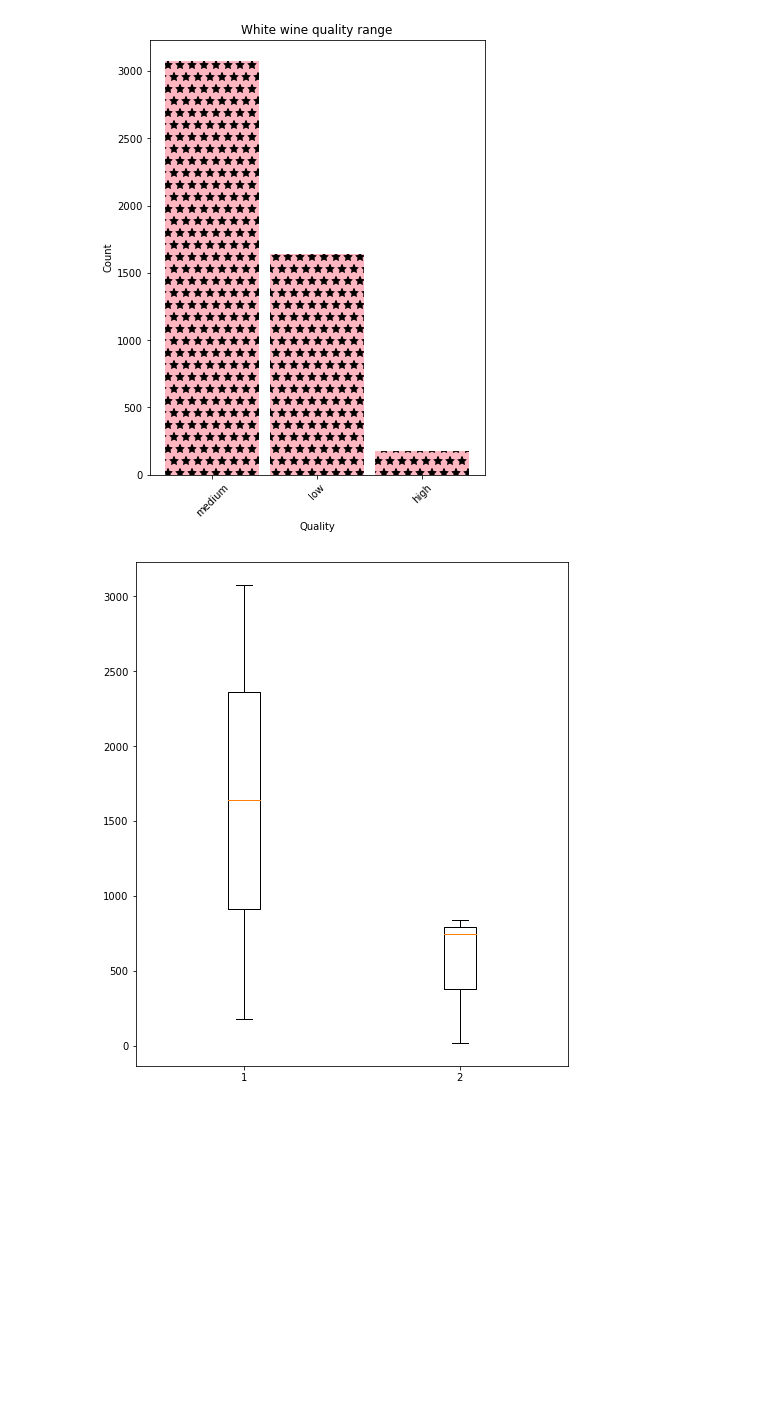
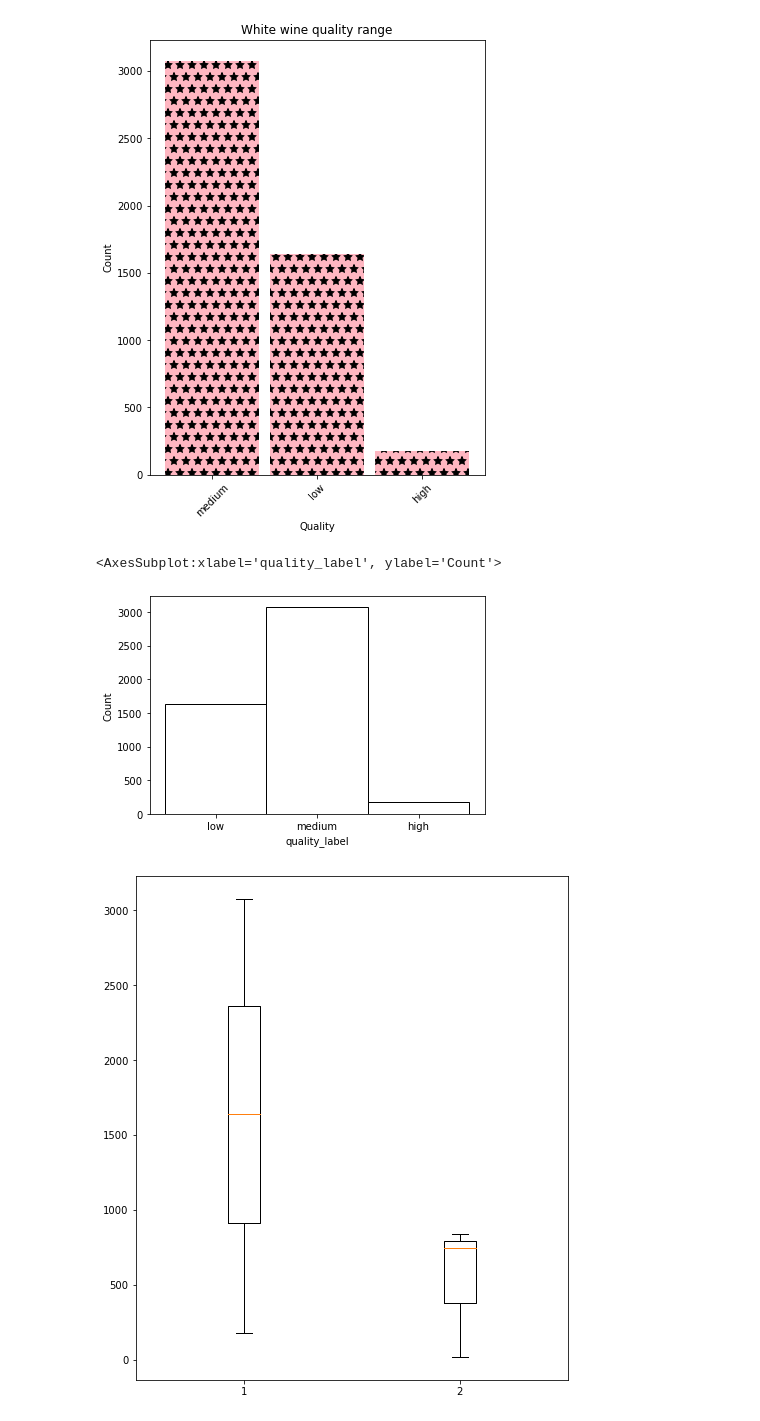
Before and after one commit to movifu1982/EDA---Wine-Project, a Jupyter notebook: EDA.ipynb, the cells around one changed output. Drawn from its saved outputs; the diff is of its cells as text; code cells hidden in the pictures; blank space fills up the shorter version.

```diff
--- a/EDA.ipynb
+++ b/EDA.ipynb
@@ -153,7 +155,10 @@ plt.show()
 # %%
 #seaborne
 
-#sns.histplot(data=white_wine, x="quality_label", color="white")
+sns.histplot(data=white_wine, x="quality_label", color="white")
+# %% [output]
+<AxesSubplot:xlabel='quality_label', ylabel='Count'>
+[figure, added]
 # %%
 #Now try to compare the quality with some other features. Try reproducing the following box plot.
 
```
Also changed, not shown: parts of 2 cells of this notebook, 1 other file.
